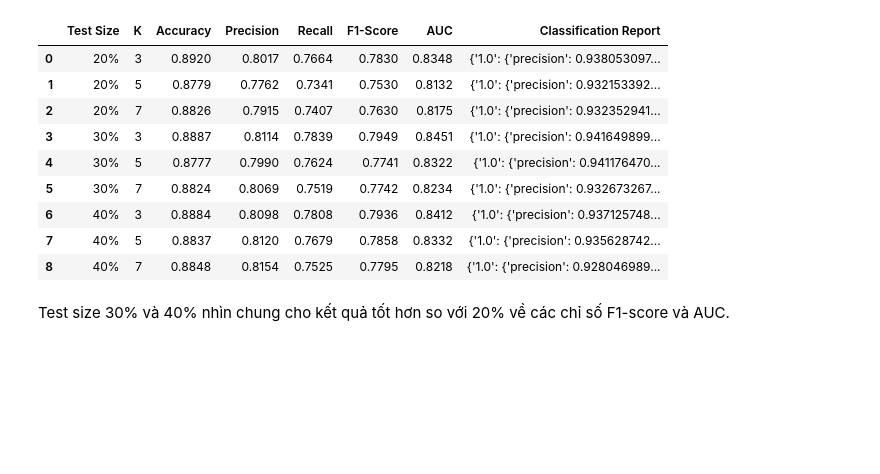
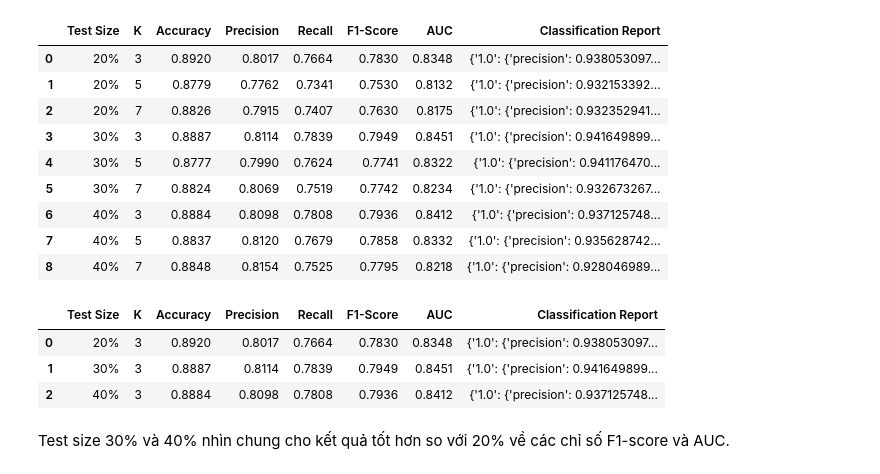
Before and after one commit to VuVanTien03/machine-learning, a Jupyter notebook: notebook/model/knn.ipynb, the cells around one changed output. Saved outputs shown, nothing was run; the diff lists cells and outputs as text; code cells hidden in the pictures; blank space fills up the shorter version.

```diff
--- a/notebook/model/knn.ipynb
+++ b/notebook/model/knn.ipynb
@@ -218,6 +234,14 @@ display(result_lda)
 | 6 | 40% | 3 | 0.8884 | 0.8098 | 0.7808 | 0.7936 | 0.8412 | {'1.0': {'precision': 0.937125748... |
 | 7 | 40% | 5 | 0.8837 | 0.8120 | 0.7679 | 0.7858 | 0.8332 | {'1.0': {'precision': 0.935628742... |
 | 8 | 40% | 7 | 0.8848 | 0.8154 | 0.7525 | 0.7795 | 0.8218 | {'1.0': {'precision': 0.928046989... |
+# %%
+result_k3_lda = run_knn_experiment("../../data/dimension_reduction/lda/lda_all.csv", Ks=[3])
+display(result_k3_lda)
+# %% [output]
+|  | Test Size | K | Accuracy | Precision | Recall | F1-Score | AUC | Classification Report |
+| 0 | 20% | 3 | 0.8920 | 0.8017 | 0.7664 | 0.7830 | 0.8348 | {'1.0': {'precision': 0.938053097... |
+| 1 | 30% | 3 | 0.8887 | 0.8114 | 0.7839 | 0.7949 | 0.8451 | {'1.0': {'precision': 0.941649899... |
+| 2 | 40% | 3 | 0.8884 | 0.8098 | 0.7808 | 0.7936 | 0.8412 | {'1.0': {'precision': 0.937125748... |
 # %% [markdown]
 Test size 30% và 40% nhìn chung cho kết quả tốt hơn so với 20% về các chỉ số F1-score và AUC.
 # %% [markdown]
```
Also changed, not shown: parts of 2 cells of this notebook, 1 other file.
